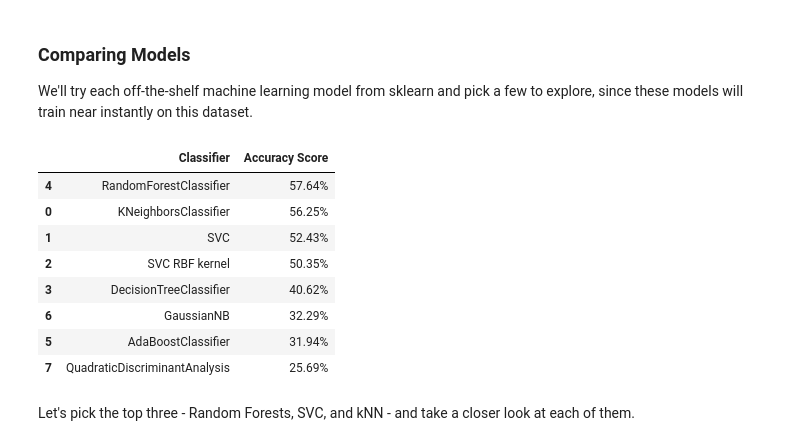
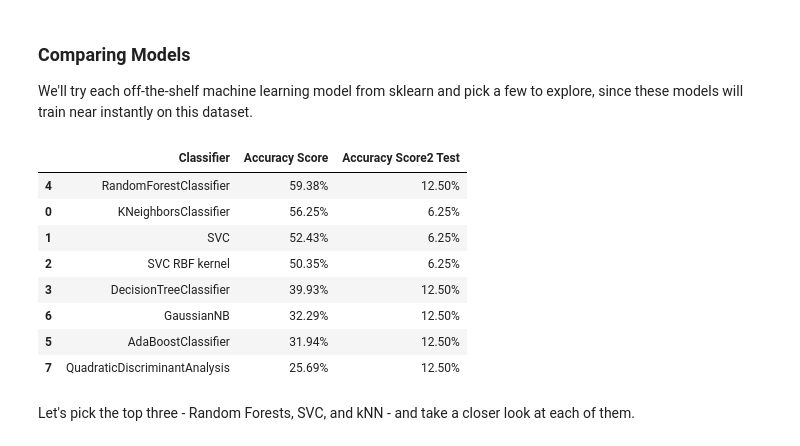
Before and after one commit to DarianSawali/Week3-ClassicML, a Jupyter notebook: Week_3_MachineLearning.ipynb, the cells around one changed output. Cells and saved outputs as stored; diff of their text form; code cells hidden in the pictures.

Commit message:
added my own voice as test

```diff
--- a/Week_3_MachineLearning.ipynb
+++ b/Week_3_MachineLearning.ipynb
@@ -405,6 +466,10 @@ scaler = MinMaxScaler()
 # keep our unscaled features just in case we need to process them alternatively
 features_minmax = features
 features_minmax = scaler.fit_transform(features_minmax)
+# %%
+MEfeatures_scaled = scaler.transform(MEfeatures)
+
+MElabels = MEemotions.squeeze()
 # %% [markdown]
 Make sure our features are properly scaled:
 # %%
@@ -523,45 +588,44 @@ We'll try each off-the-shelf machine learning model from sklearn and pick a few
 # %%
 from sklearn.neighbors import KNeighborsClassifier
 from sklearn.svm import SVC
 from sklearn.tree import DecisionTreeClassifier
 from sklearn.ensemble import RandomForestClassifier, AdaBoostClassifier
 from sklearn.naive_bayes import GaussianNB
 from sklearn.discriminant_analysis import QuadraticDiscriminantAnalysis
 
 classification_models = [
     KNeighborsClassifier(),#(3),
     SVC(kernel='linear'),#, C=0.025),
     SVC(kernel='rbf'),
     DecisionTreeClassifier(),#max_depth=5),
     RandomForestClassifier(),#max_depth=5, n_estimators=10, max_features=1),
     AdaBoostClassifier(),
     GaussianNB(),
     QuadraticDiscriminantAnalysis()]
 
 scores = []
-score2 = []
 for model in classification_models:
     model.fit(X_train_scaled, y_train)
-    score = model.score(X_test_scaled, y_test)
 
-    # score2
+    score1 = model.score(X_test_scaled, y_test)
+    score2 = model.score(MEfeatures_scaled, MElabels)
 
     model_name = type(model).__name__
     if model_name=='SVC' and model.kernel=='rbf': model_name+=' RBF kernel'
-    scores.append((model_name,(f'{100*score:.2f}%')))
+    scores.append((model_name, f'{100*score1:.2f}%', f'{100*score2:.2f}%'))
 # Make it pretty
-scores_df = pd.DataFrame(scores,columns=['Classifier','Accuracy Score'])
-scores_df.sort_values(by='Accuracy Score',axis=0,ascending=False)
+scores_df = pd.DataFrame(scores, columns=['Classifier','Accuracy Score','Accuracy Score2 Test'])
+scores_df.sort_values(by='Accuracy Score', ascending=False)
 # %% [output]
-|  | Classifier | Accuracy Score |
-| 4 | RandomForestClassifier | 57.64% |
-| 0 | KNeighborsClassifier | 56.25% |
-| 1 | SVC | 52.43% |
-| 2 | SVC RBF kernel | 50.35% |
-| 3 | DecisionTreeClassifier | 40.62% |
-| 6 | GaussianNB | 32.29% |
-| 5 | AdaBoostClassifier | 31.94% |
-| 7 | QuadraticDiscriminantAnalysis | 25.69% |
+|  | Classifier | Accuracy Score | Accuracy Score2 Test |
+| 4 | RandomForestClassifier | 59.38% | 12.50% |
+| 0 | KNeighborsClassifier | 56.25% | 6.25% |
+| 1 | SVC | 52.43% | 6.25% |
+| 2 | SVC RBF kernel | 50.35% | 6.25% |
+| 3 | DecisionTreeClassifier | 39.93% | 12.50% |
+| 6 | GaussianNB | 32.29% | 12.50% |
+| 5 | AdaBoostClassifier | 31.94% | 12.50% |
+| 7 | QuadraticDiscriminantAnalysis | 25.69% | 12.50% |
 # %% [markdown]
 Let's pick the top three - Random Forests, SVC, and kNN - and take a closer look at each of them.
 # %% [markdown]
```
Also changed, not shown: parts of 4 cells of this notebook.
